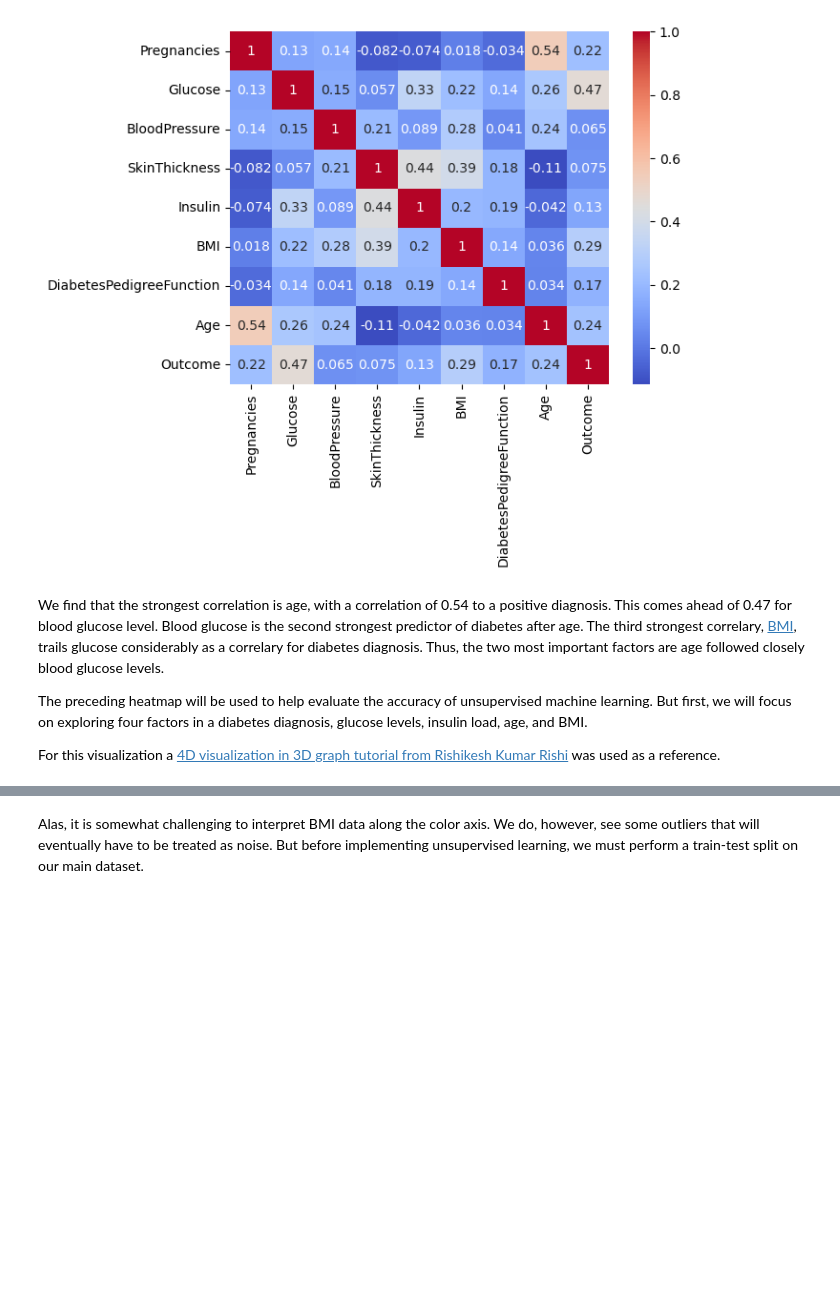
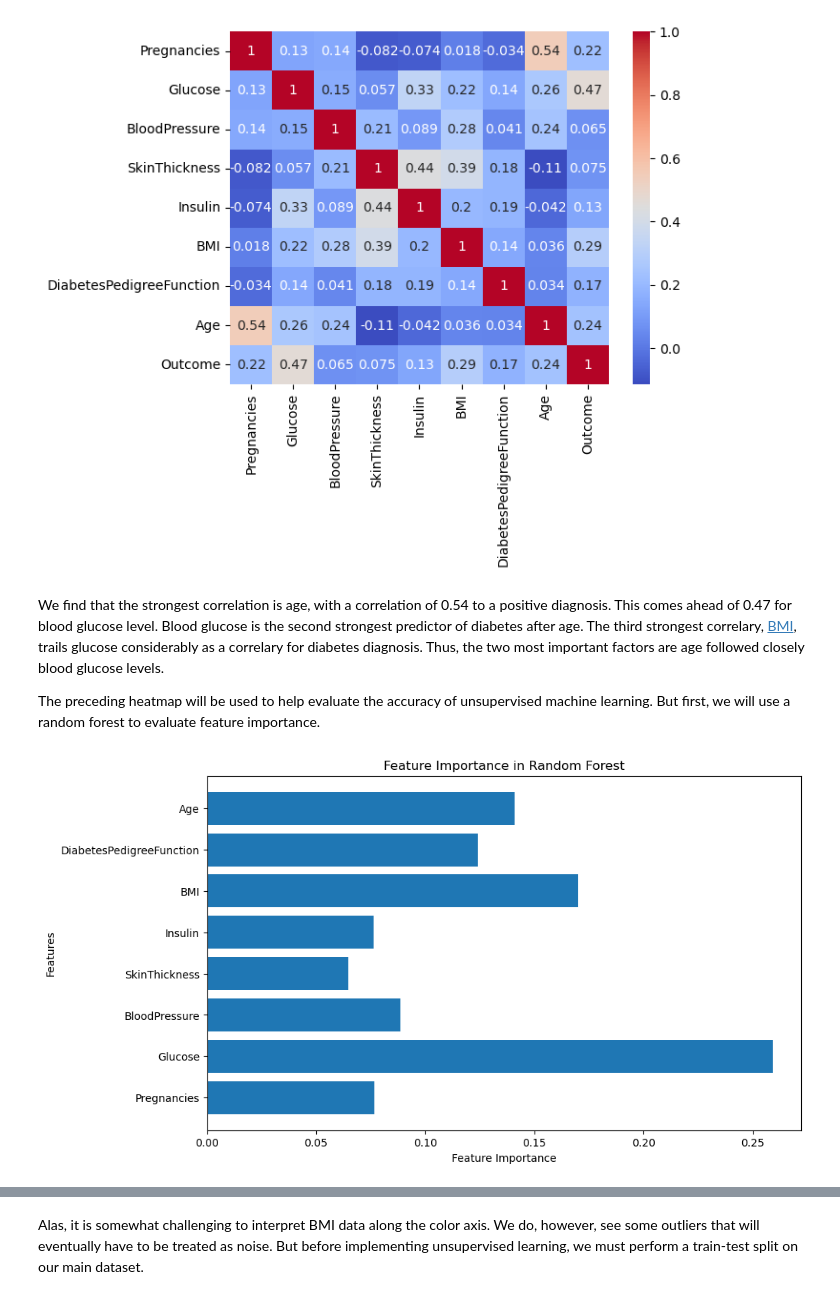
Before and after one commit to ASMach/CSCI-E184-PSET4, a Jupyter notebook: Diabetes Analysis.ipynb, the cells around one changed output, grey strips where cells are left out. Drawn from its saved outputs; the diff is of its cells as text; code cells hidden in the pictures; blank space fills up the shorter version.

Commit message:
Added Byeongsu Kim's test notebook
This is based on work done in his notebook.

```diff
--- a/Diabetes Analysis.ipynb
+++ b/Diabetes Analysis.ipynb
@@ -81,6 +122,30 @@ plt.show()
 # %% [markdown]
 We find that the strongest correlation is age, with a correlation of 0.54 to a positive diagnosis. This comes ahead of 0.47 for blood glucose level. Blood glucose is the second strongest predictor of diabetes after age. The third strongest correlary, [BMI](https://my.clevelandclinic.org/health/articles/9464-body-mass-index-bmi), trails glucose considerably as a correlary for diabetes diagnosis. Thus, the two most important factors are age followed closely blood glucose levels.
 
-The preceding heatmap will be used to help evaluate the accuracy of unsupervised machine learning. But first, we will focus on exploring four factors in a diabetes diagnosis, glucose levels, insulin load, age, and BMI.
-
-For this visualization a [4D visualization in 3D graph tutorial from Rishikesh Kumar Rishi](https://www.tutorialspoint.com/how-to-make-a-4d-plot-with-matplotlib-using-arbitrary-data) was used as a reference.
+The preceding heatmap will be used to help evaluate the accuracy of unsupervised machine learning. But first, we will use a random forest to evaluate feature importance.
+# %%
+# Random Forest
+
+# Split data into features (X) and target (y)
+X = df.drop('Outcome', axis=1)  # Features
+y = df['Outcome']  # Target variable
+
+# Split data into training and testing sets
+X_train, X_test, y_train, y_test = train_test_split(X, y, test_size=0.2, random_state=42)
+
+# Train a Random Forest classifier
+model = RandomForestClassifier(random_state=42)
+model.fit(X_train, y_train)
+
+# Extract feature importances
+feature_importances = model.feature_importances_
+
+# Visualize feature importances
+plt.figure(figsize=(10, 6))
+plt.barh(X.columns, feature_importances)
+plt.xlabel('Feature Importance')
+plt.ylabel('Features')
+plt.title('Feature Importance in Random Forest')
+plt.show()
+# %% [output]
+[figure, added]
```
Also changed, not shown: parts of 20 cells of this notebook.
